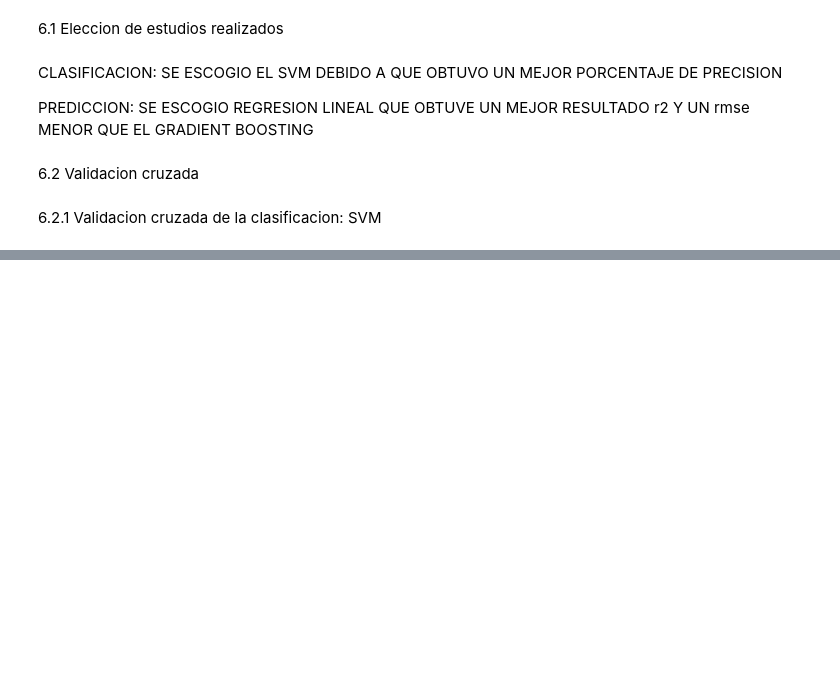
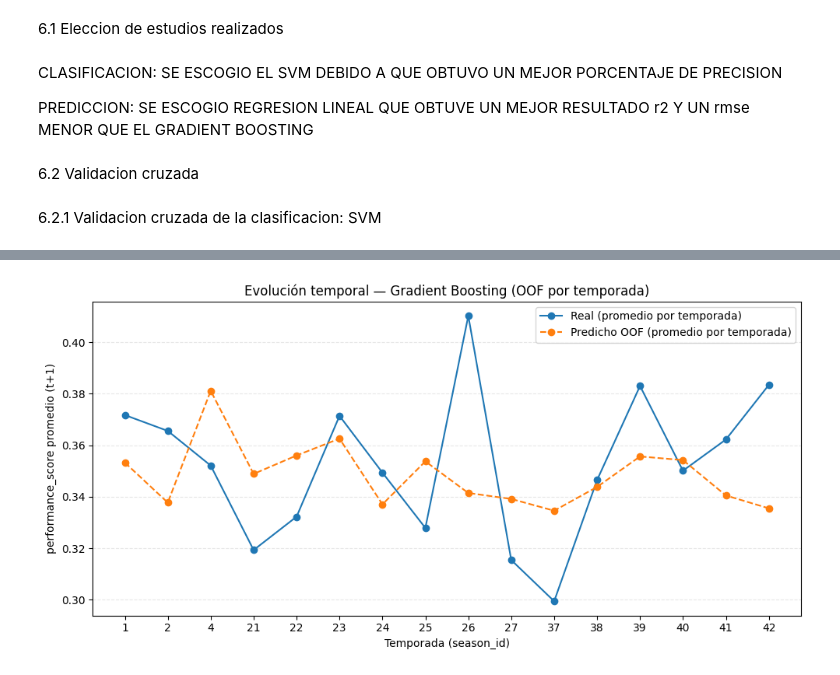
Before and after one commit to VainstubTomas/Aprendizaje_Automatico_Grandes_Datos, a Jupyter notebook: main.ipynb, the cells around one changed output, grey strips where cells are left out. Drawn from its saved outputs; the diff is of its cells as text; code cells hidden in the pictures; blank space fills up the shorter version.

```diff
--- a/main.ipynb
+++ b/main.ipynb
@@ -1927,0 +2013,98 @@ RMSE por fold: [0.009  0.0562 0.0325 0.0401 0.03  ]
+# %%
+# ===============================
+# Gráficos con predicciones OOF
+# ===============================
+import numpy as np
+import pandas as pd
+import matplotlib.pyplot as plt
+from sklearn.model_selection import TimeSeriesSplit
+from sklearn.metrics import r2_score, mean_squared_error
+
+# 1) Reconstruir predicciones OOF (out-of-fold)
+X = df_future[features_reg].values
+y = df_future['next_performance_score'].values
+seasons = df_future['season_id'].values
+
+tscv = TimeSeriesSplit(n_splits=3)
+
+oof_pred = np.full(shape=len(y), fill_value=np.nan, dtype=float)
+
+r2_scores, rmse_scores = [], []
+for fold, (train_idx, test_idx) in enumerate(tscv.split(X), start=1):
+    gbr_pipe.fit(X[train_idx], y[train_idx])
+    y_pred_fold = gbr_pipe.predict(X[test_idx])
+    oof_pred[test_idx] = y_pred_fold  # guardamos OOF
+
+    r2_fold = r2_score(y[test_idx], y_pred_fold)
+    rmse_fold = np.sqrt(mean_squared_error(y[test_idx], y_pred_fold))
+    r2_scores.append(r2_fold); rmse_scores.append(rmse_fold)
+    print(f"Fold {fold}: R²={r2_fold:.4f} | RMSE={rmse_fold:.4f}")
+
+# Métricas OOF globales
+mask_oof = ~np.isnan(oof_pred)
+r2_oof   = r2_score(y[mask_oof], oof_pred[mask_oof])
+rmse_oof = np.sqrt(mean_squared_error(y[mask_oof], oof_pred[mask_oof]))
+print(f"\n✅ OOF (todas las temporadas) — R²={r2_oof:.4f} | RMSE={rmse_oof:.4f}")
+
+# 2) Promedios por temporada (eje temporal equidistante)
+df_oof = pd.DataFrame({
+    'season_id': seasons,
+    'y_real': y,
+    'y_pred_oof': oof_pred
+})
+season_avg = (
+    df_oof.groupby('season_id', as_index=False)
+          .agg(real=('y_real', 'mean'),
+               pred=('y_pred_oof', 'mean'))
+          .sort_values('season_id')
+)
+seasons_all = season_avg['season_id'].tolist()
+x_idx = np.arange(len(seasons_all))
+
+# 3) (A) Evolución temporal OOF
+plt.figure(figsize=(10,5))
+plt.plot(x_idx, season_avg['real'], 'o-', label='Real (promedio por temporada)')
+plt.plot(x_idx, season_avg['pred'], 'o--', label='Predicho OOF (promedio por temporada)')
+plt.xticks(x_idx, seasons_all, rotation=0)
+plt.ylabel('performance_score promedio (t+1)')
+plt.xlabel('Temporada (season_id)')
+plt.title('Evolución temporal — Gradient Boosting (OOF por temporada)')
+plt.grid(axis='y', ls='--', alpha=0.3)
+plt.legend()
+plt.tight_layout()
+plt.show()
+
+# 4) (B) Dispersión Real vs Predicho (OOF)
+plt.figure(figsize=(6,6))
+plt.scatter(df_oof.loc[mask_oof, 'y_real'], df_oof.loc[mask_oof, 'y_pred_oof'], alpha=0.6)
+lims = [min(df_oof.loc[mask_oof, ['y_real','y_pred_oof']].min())*0.98,
+        max(df_oof.loc[mask_oof, ['y_real','y_pred_oof']].max())*1.02]
+plt.plot(lims, lims, 'r--', lw=1.8, label='Línea 45°')
+plt.xlim(lims); plt.ylim(lims)
+plt.xlabel('Real (t+1)'); plt.ylabel('Predicho OOF (t+1)')
+plt.title(f'Dispersión Real vs Predicho — OOF\nR²={r2_oof:.4f} | RMSE={rmse_oof:.4f}')
+plt.legend()
+plt.grid(ls='--', alpha=0.3)
+plt.tight_layout()
+plt.show()
+
+# 5) (C) Residuos por temporada (OOF)
+season_res = (
+    df_oof.loc[mask_oof]
+          .assign(resid=lambda d: d['y_real'] - d['y_pred_oof'])
+          .groupby('season_id', as_index=False)['resid'].mean()
+          .sort_values('season_id')
+)
+x_idx_r = np.arange(len(season_res))
+plt.figure(figsize=(10,4))
+plt.axhline(0, color='k', lw=1)
+plt.plot(x_idx_r, season_res['resid'], 'o-', label='Residuo medio (Real − Predicho OOF)')
+plt.xticks(x_idx_r, season_res['season_id'], rotation=0)
+plt.ylabel('Residuo promedio')
+plt.xlabel('Temporada (season_id)')
+plt.title('Residuos promedio por temporada — OOF')
+plt.grid(ls='--', alpha=0.3)
+plt.legend()
+plt.tight_layout()
+plt.show()
+# %% [output]
@@ -1927,0 +2116 @@ RMSE por fold: [0.009  0.0562 0.0325 0.0401 0.03  ]
+[figure, added]
```
Also changed, not shown: parts of 14 cells of this notebook.
